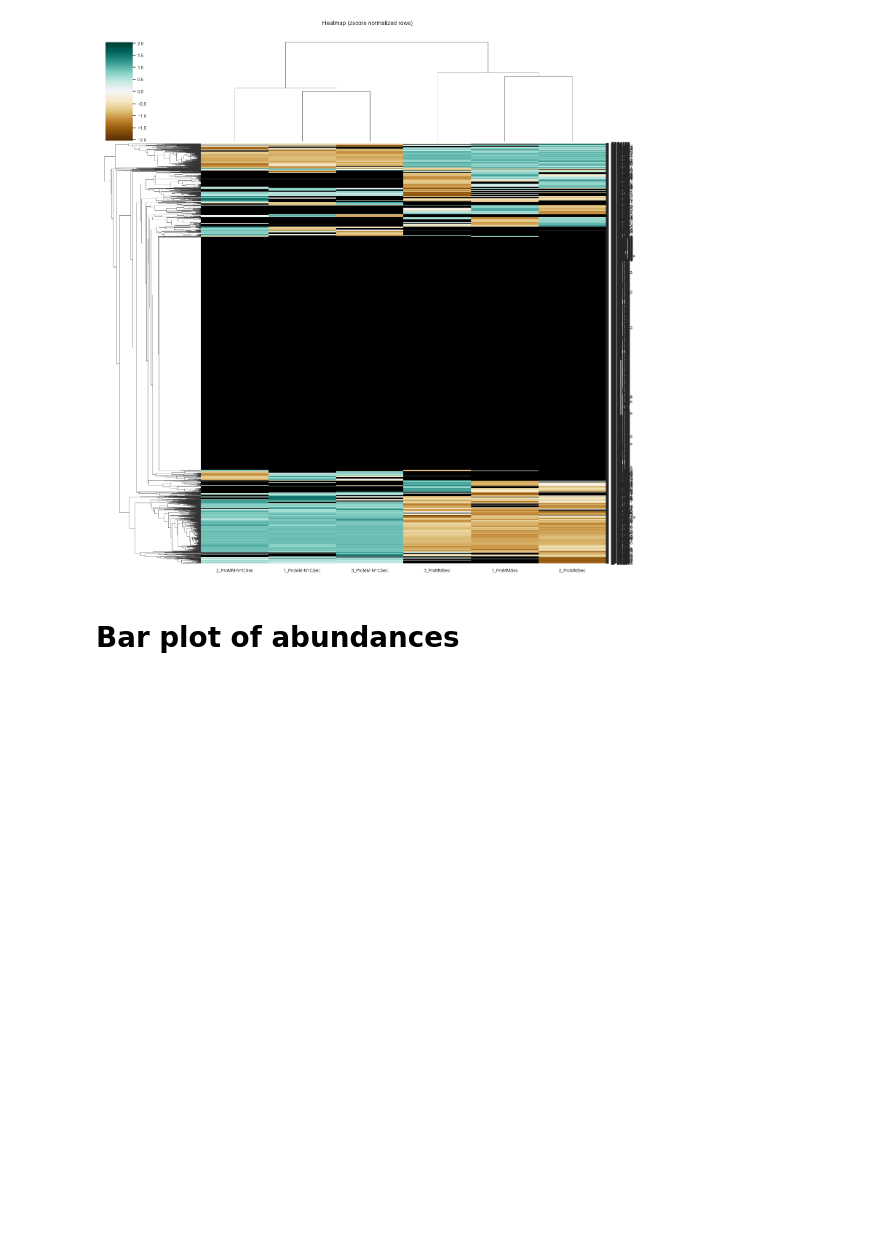
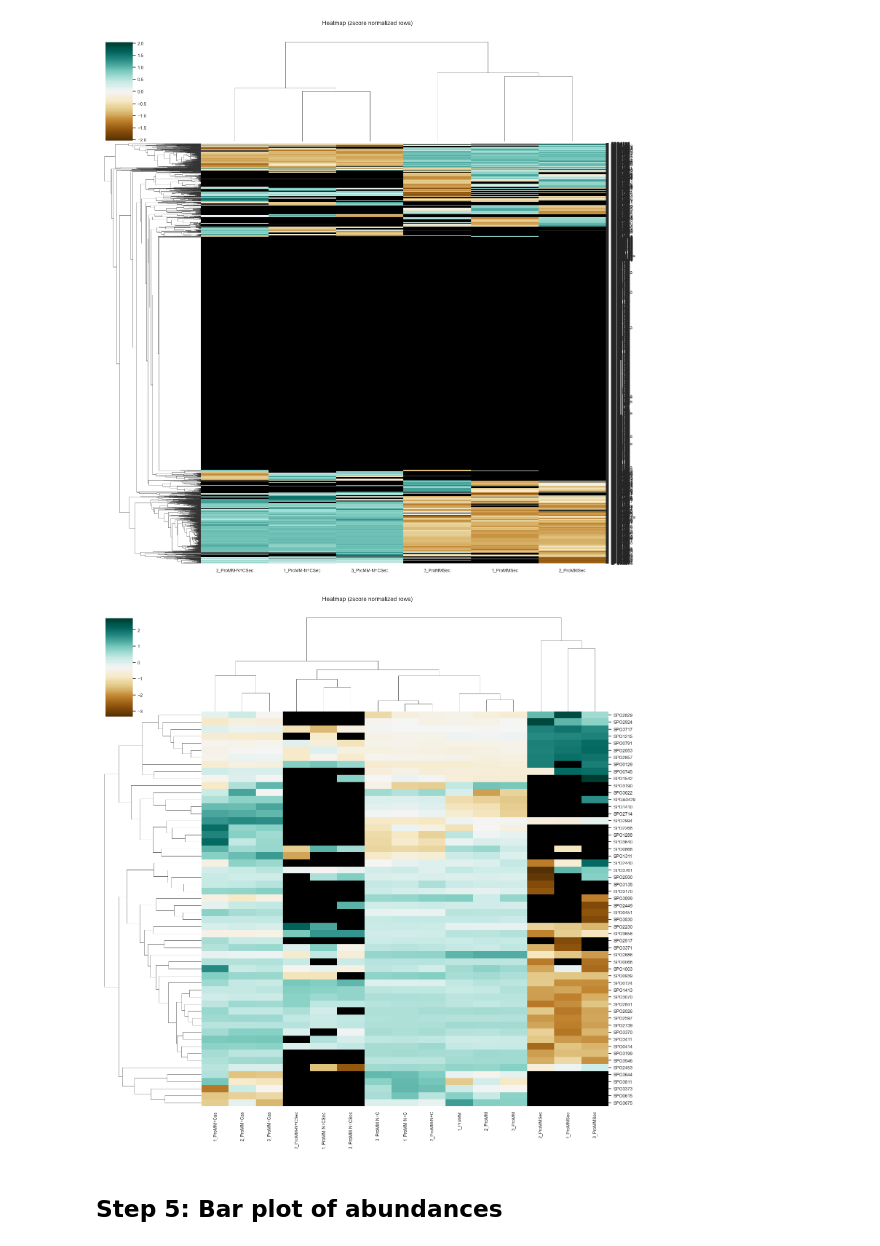
Before and after one commit to Fuchan2004/Rpom_Exoproteome, a Jupyter notebook: scripts/proteome_NMDS_heatmaps.ipynb, the cells around one changed output. Saved outputs shown, nothing was run; the diff lists cells and outputs as text; code cells hidden in the pictures; blank space fills up the shorter version.

Commit message:
Finalized code for NMDS, heatmaps, and barplots.

```diff
--- a/scripts/proteome_NMDS_heatmaps.ipynb
+++ b/scripts/proteome_NMDS_heatmaps.ipynb
@@ -431,6 +431,8 @@ USAGE: filter_by_keyword(MERGED_DATAFRAME, SEARCHTERMS)
 '''
 # Filter function
 def filter_by_keywords(df, keywords):
+    if isinstance(keywords, str):
+        keywords = [keywords]
     pattern = '|'.join(keywords)
     return df[df['Annotation'].str.contains(pattern, case=False, na=False)]
 # %%
@@ -516,7 +523,14 @@ Parameters
         If provided, saves pdf
 """
 
-def heatmap_normalized(df, suffixes, mode="median", output_filename=''):
+def heatmap_normalized(df, suffixes, keyword = None, mode="median", output_filename=''):
+    # Copy to avoid modifying original
+    df = df.copy()
+
+    # Optional keyword filter
+    if keyword is not None:
+        df = filter_by_keywords(df, keyword)
+
     # Filter for suffixes:
     df = columns_to_keep(df, suffixes)
 
@@ -608,6 +622,10 @@ heatmap_normalized(merged, suffixes_2, mode='zscore', output_filename='heatmap_S
 # %% [output]
 [figure]
 [figure]
+# %%
+heatmap_normalized(merged, suffixes_all, mode='zscore', keyword='peptidase', output_filename='heatmap_peptidase')
+# %% [output]
+[figure, added]
 # %% [markdown]
-# Bar plot of abundances
+## Step 5: Bar plot of abundances
 # %%
```
Also changed, not shown: parts of 8 cells of this notebook.
